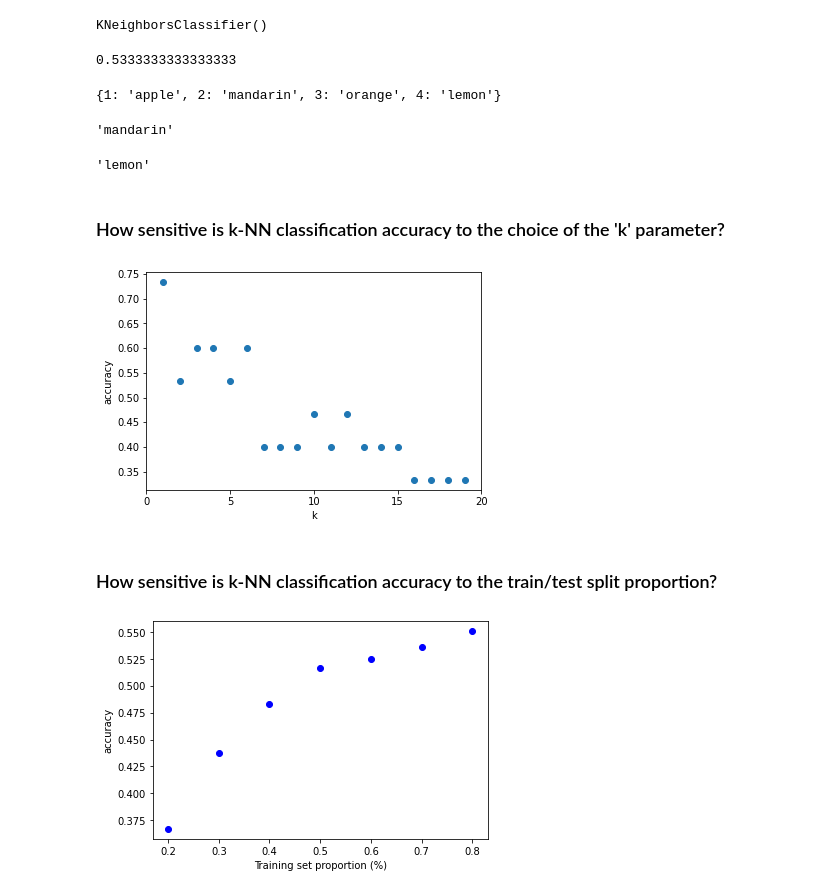
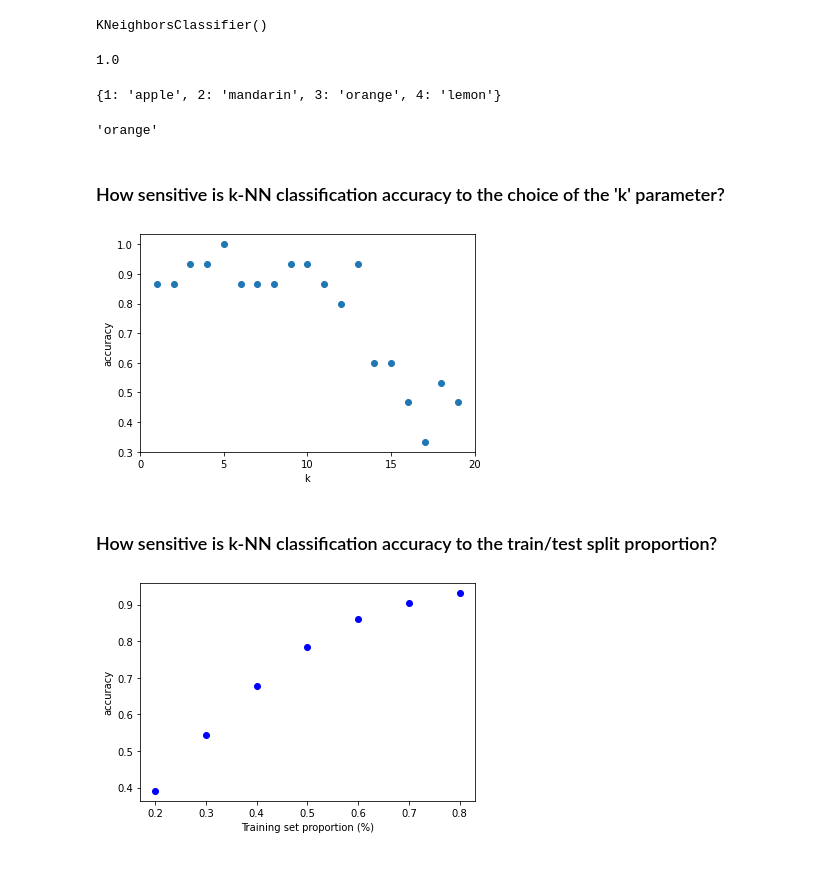
Before and after one commit to navjotmakkar/Getting-started-with-ML, a Jupyter notebook: 14-K_Nearest_Neighbours/knn_classifier.ipynb, the cells around one changed output. Drawn from its saved outputs; the diff is of its cells as text; code cells hidden in the pictures; blank space fills up the shorter version.

```diff
--- a/14-K_Nearest_Neighbours/knn.ipynb
+++ b/14-K_Nearest_Neighbours/knn_classifier.ipynb
@@ -49,22 +49,29 @@ fruits.corr()
 | height | 0.508766 | 0.609571 | 0.396848 | 1.000000 | -0.247047 |
 | color_score | -0.310521 | -0.079794 | -0.076576 | -0.247047 | 1.000000 |
 # %%
-X = fruits[['mass', 'width', 'height']]
+feature_names_fruits = ['height', 'width', 'mass', 'color_score']
+X = fruits[feature_names_fruits]
 y = fruits['fruit_label']
 
-X_train, X_test, y_train, y_test = train_test_split(X, y)
+X_train, X_test, y_train, y_test = train_test_split(X, y, random_state=0)
 # %%
 from sklearn.neighbors import KNeighborsClassifier
 
 knn = KNeighborsClassifier(n_neighbors = 5)
+# %%
+from sklearn.preprocessing import MinMaxScaler
+scaler = MinMaxScaler()
+X_train_scaled = scaler.fit_transform(X_train)
+
+X_test_scaled = scaler.transform(X_test)
 # %%
-knn.fit(X_train, y_train)
+knn.fit(X_train_scaled, y_train)
 # %% [output]
 KNeighborsClassifier()
 # %%
-knn.score(X_test, y_test)
+knn.score(X_test_scaled, y_test)
 # %% [output]
-0.5333333333333333
+1.0
 # %%
 # create a mapping from fruit label value to fruit name to make results easier to interpret
 lookup_fruit_name = dict(zip(fruits.fruit_label.unique(), fruits.fruit_name.unique()))
@@ -72,33 +79,28 @@ lookup_fruit_name
 # %% [output]
 {1: 'apple', 2: 'mandarin', 3: 'orange', 4: 'lemon'}
 # %%
-fruit_prediction = knn.predict([[20, 4.3, 5.5]])
+fruit_prediction = knn.predict([[5.5, 2.2, 10, 0.70]])
 lookup_fruit_name[fruit_prediction[0]]
 # %% [output]
-'mandarin'
+'orange'
-# %%
-fruit_prediction = knn.predict([[100, 6.3, 8.5]])
-lookup_fruit_name[fruit_prediction[0]]
-# %% [output]
-'lemon'
 # %% [markdown]
 ### How sensitive is k-NN classification accuracy to the choice of the 'k' parameter?
 # %%
 k_range = range(1,20)
 scores = []
 
 for k in k_range:
     knn = KNeighborsClassifier(n_neighbors = k)
-    knn.fit(X_train, y_train)
-    scores.append(knn.score(X_test, y_test))
+    knn.fit(X_train_scaled, y_train)
+    scores.append(knn.score(X_test_scaled, y_test))
 
 plt.figure()
 plt.xlabel('k')
 plt.ylabel('accuracy')
 plt.scatter(k_range, scores)
 plt.xticks([0,5,10,15,20]);
 # %% [output]
-[figure, old version]
+[figure, new version]
 # %% [markdown]
 ### How sensitive is k-NN classification accuracy to the train/test split proportion?
 # %%
@@ -113,11 +115,13 @@ for s in t:
     scores = []
     for i in range(1,1000):
         X_train, X_test, y_train, y_test = train_test_split(X, y, test_size = 1-s)
-        knn.fit(X_train, y_train)
-        scores.append(knn.score(X_test, y_test))
+        X_train_scaled = scaler.fit_transform(X_train)
+        X_test_scaled = scaler.transform(X_test)
+        knn.fit(X_train_scaled, y_train)
+        scores.append(knn.score(X_test_scaled, y_test))
     plt.plot(s, np.mean(scores), 'bo')
 
 plt.xlabel('Training set proportion (%)')
 plt.ylabel('accuracy');
 # %% [output]
-[figure, old version]
+[figure, new version]
```
